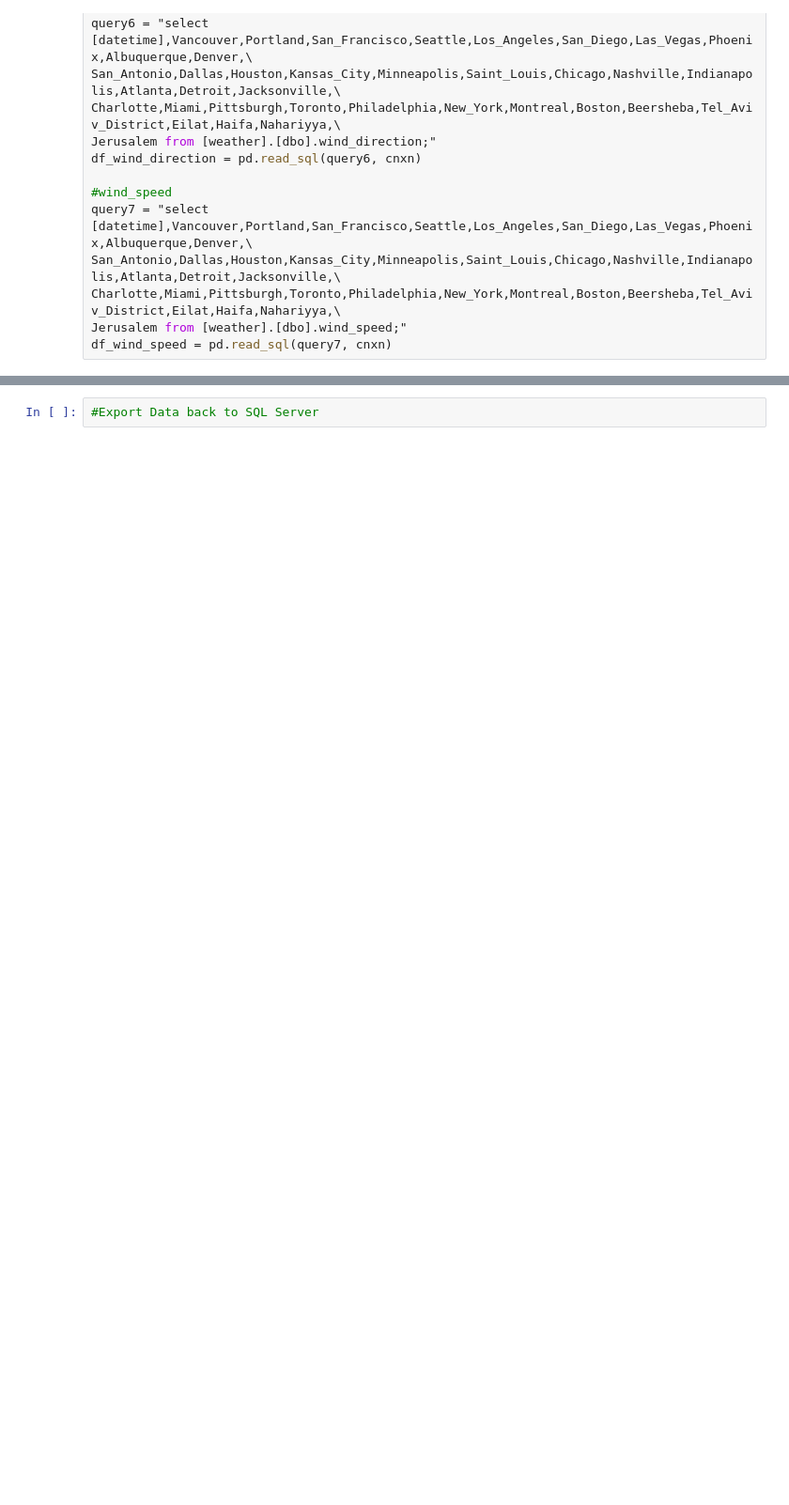
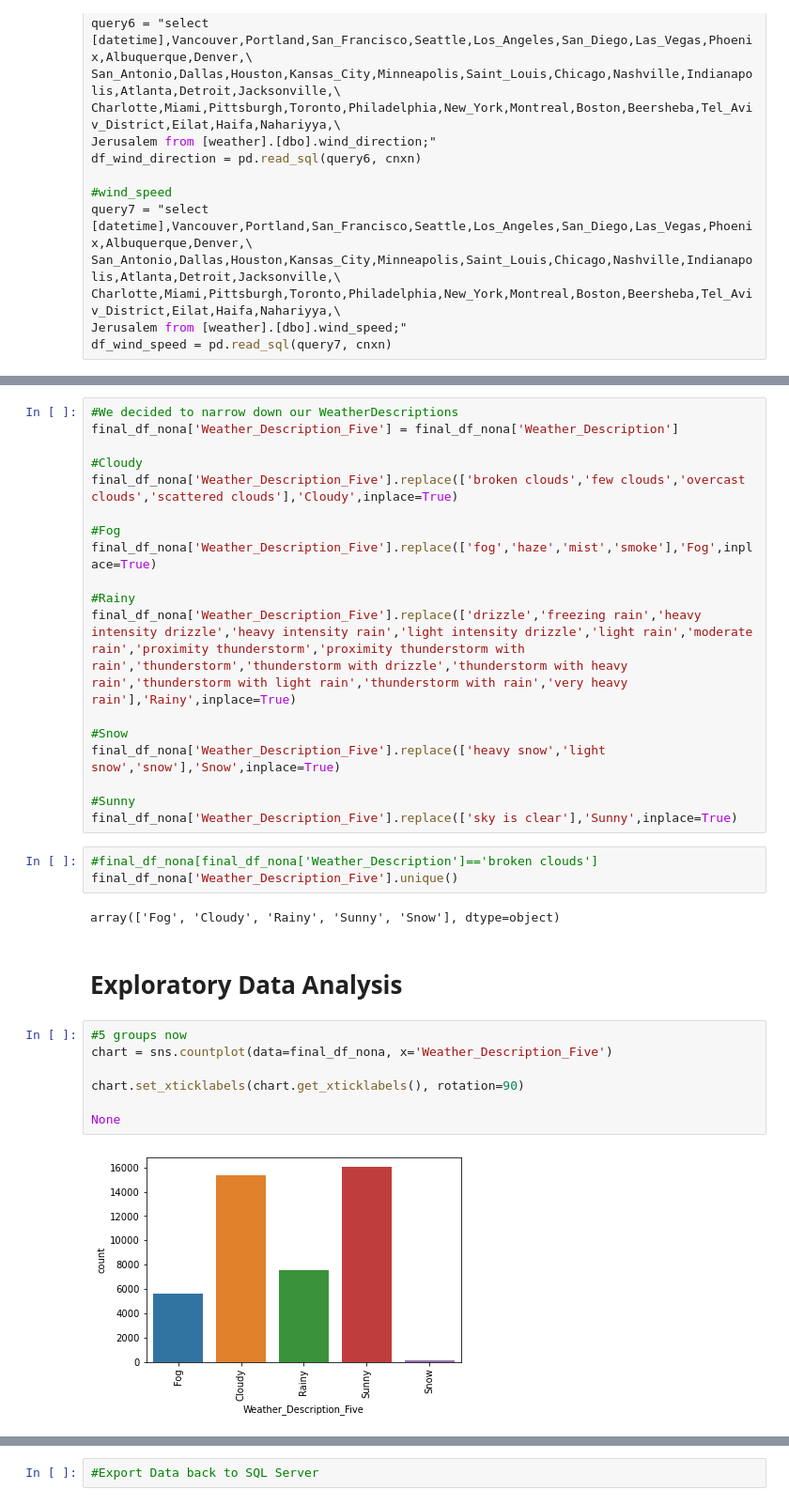
Before and after one commit to ESolomonDev/BestFinalProject, a Jupyter notebook: ImportDataAndTrainModel.ipynb, the cells around one changed output, grey strips where cells are left out. Shown: that part at 94% size. Saved outputs shown, nothing was run; the diff lists cells and outputs as text; blank space fills up the shorter version.

```diff
--- a/ImportDataAndTrainModel.ipynb
+++ b/ImportDataAndTrainModel.ipynb
@@ -84,0 +198,34 @@ df_city_attributes.head()
+# %%
+#We decided to narrow down our WeatherDescriptions
+final_df_nona['Weather_Description_Five'] = final_df_nona['Weather_Description']
+
+#Cloudy
+final_df_nona['Weather_Description_Five'].replace(['broken clouds','few clouds','overcast clouds','scattered clouds'],'Cloudy',inplace=True)
+
+#Fog
+final_df_nona['Weather_Description_Five'].replace(['fog','haze','mist','smoke'],'Fog',inplace=True)
+
+#Rainy
+final_df_nona['Weather_Description_Five'].replace(['drizzle','freezing rain','heavy intensity drizzle','heavy intensity rain','light intensity drizzle','light rain','moderate rain','proximity thunderstorm','proximity thunderstorm with rain','thunderstorm','thunderstorm with drizzle','thunderstorm with heavy rain','thunderstorm with light rain','thunderstorm with rain','very heavy rain'],'Rainy',inplace=True)
+
+#Snow
+final_df_nona['Weather_Description_Five'].replace(['heavy snow','light snow','snow'],'Snow',inplace=True)
+
+#Sunny
+final_df_nona['Weather_Description_Five'].replace(['sky is clear'],'Sunny',inplace=True)
+# %%
+#final_df_nona[final_df_nona['Weather_Description']=='broken clouds']
+final_df_nona['Weather_Description_Five'].unique()
+# %% [output]
+array(['Fog', 'Cloudy', 'Rainy', 'Sunny', 'Snow'], dtype=object)
+# %% [markdown]
+# Exploratory Data Analysis
+# %%
+#5 groups now
+chart = sns.countplot(data=final_df_nona, x='Weather_Description_Five')
+
+chart.set_xticklabels(chart.get_xticklabels(), rotation=90)
+
+None
+# %% [output]
+[figure, added]
```
Also changed, not shown: parts of 78 cells of this notebook, 10 other files.
